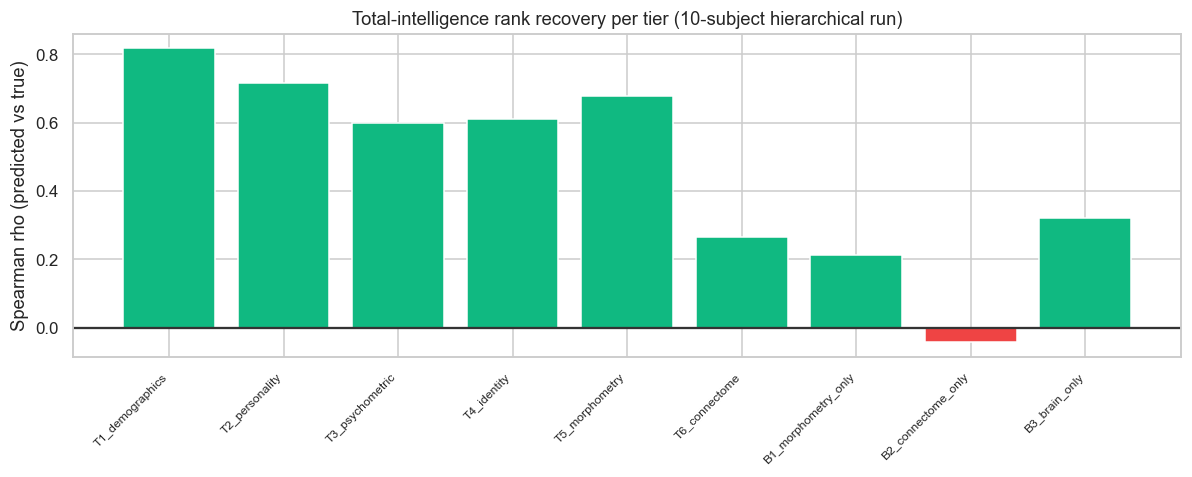
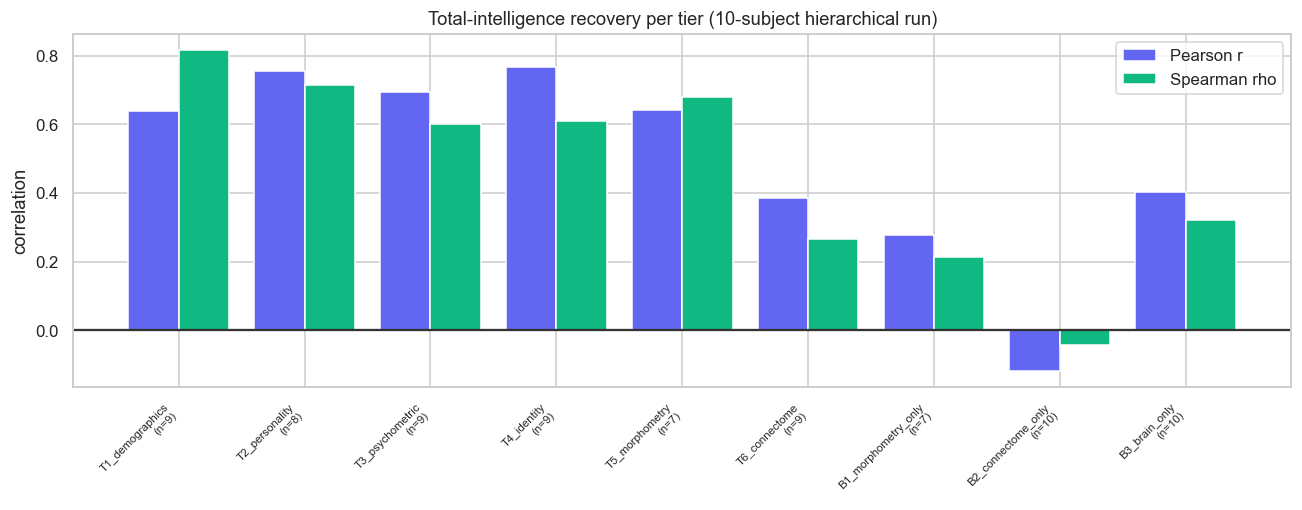
Code edit (unified diff) that turned the first committed figure into the second:
--- before
+++ after
@@ -1,3 +1,3 @@
-from scipy.stats import spearmanr
+from scipy.stats import spearmanr, pearsonr
 h = json.load(open(ROOT/"results"/"hierarchical_10subject"/"predictions.json"))
 outputs = h["outputs"]
@@ -33,12 +33,20 @@
               if t in dfp["tier"].unique()]
 tcol = outputs[0]
-rho = []
+pear, spear, ns = [], [], []
 for t in tier_order:
     g = dfp[dfp["tier"]==t][[f"true_{tcol}", f"pred_{tcol}"]].dropna()
-    rho.append(spearmanr(g[f"true_{tcol}"], g[f"pred_{tcol}"]).statistic if len(g)>2 else np.nan)
-fig, ax = plt.subplots(figsize=(11,4.5))
-ax.bar(tier_order, rho, color=[GRN if (v==v and v>=0) else RED for v in rho])
-ax.axhline(0,color="#333"); ax.set_xticklabels(tier_order, rotation=45, ha="right", fontsize=8)
-ax.set(title="Total-intelligence rank recovery per tier (10-subject hierarchical run)",
-       ylabel="Spearman rho (predicted vs true)")
+    ns.append(len(g))
+    if len(g) > 2:
+        pear.append(pearsonr(g[f"true_{tcol}"], g[f"pred_{tcol}"])[0])
+        spear.append(spearmanr(g[f"true_{tcol}"], g[f"pred_{tcol}"]).statistic)
+    else:
+        pear.append(np.nan); spear.append(np.nan)
+x = np.arange(len(tier_order)); w = 0.4
+fig, ax = plt.subplots(figsize=(12, 4.8))
+ax.bar(x-w/2, pear, w, label="Pearson r", color=IND)
+ax.bar(x+w/2, spear, w, label="Spearman rho", color=GRN)
+ax.axhline(0, color="#333")
+ax.set_xticks(x); ax.set_xticklabels([f"{t}\n(n={n})" for t,n in zip(tier_order,ns)], rotation=45, ha="right", fontsize=7.5)
+ax.set(title="Total-intelligence recovery per tier (10-subject hierarchical run)", ylabel="correlation")
+ax.legend()
 plt.tight_layout(); plt.show()

Commit: Show Pearson beside Spearman in the hierarchical per-tier recovery chart